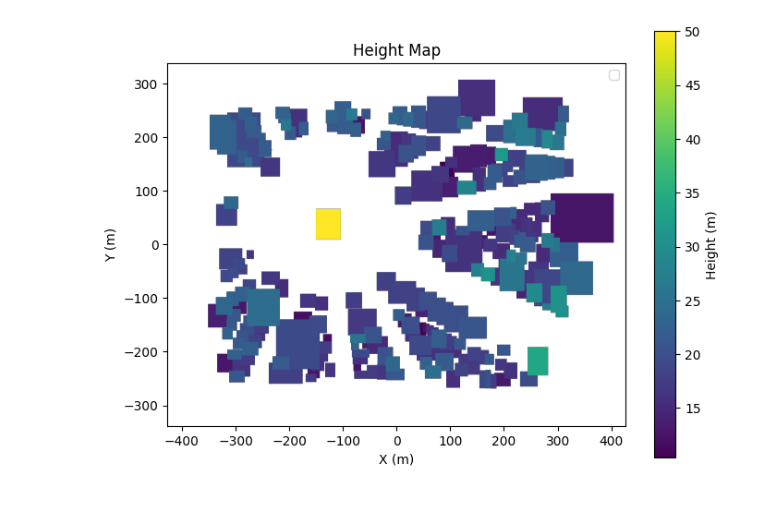
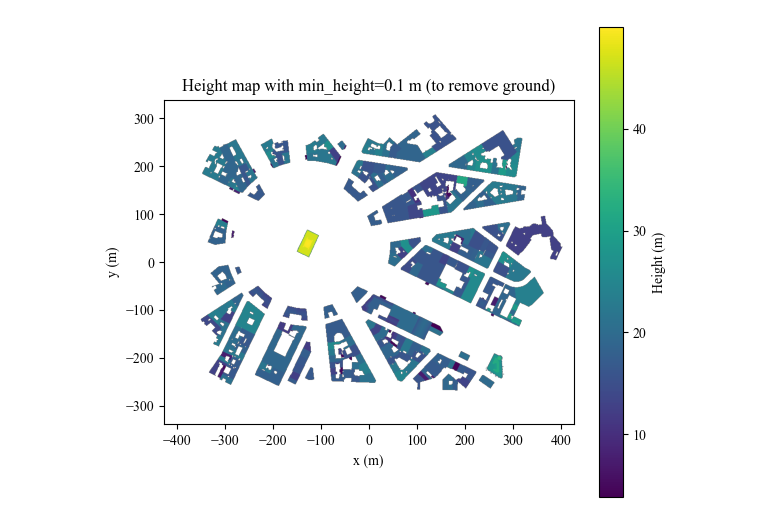
Before and after one commit to simonwanna/RaySR, a Jupyter notebook: tx_valid_placement_test.ipynb, the cells around one changed output. Cells and saved outputs as stored; diff of their text form; code cells hidden in the pictures.

```diff
--- a/tx_valid_placement_test.ipynb
+++ b/tx_valid_placement_test.ipynb
@@ -122,6 +307,7 @@ Z, bounds = height_map(scene, step_size_power=10, step_size_exponent=-1, min_hei
-# %%
-plot_height_map(Z, *bounds)
-# %% [output]
-[figure, removed]
 # %%
-nearest_idx = prep_nearest_map(Z)
+Z, meta = generate_height_map(
+    scene=scene, step_size=1.0, min_height=0.1
+    )
+plot_height_map(Z, meta, title='Height map with min_height=0.1 m (to remove ground)')
+# %% [output]
+[figure, added]
```
Also changed, not shown: parts of 8 cells of this notebook.
